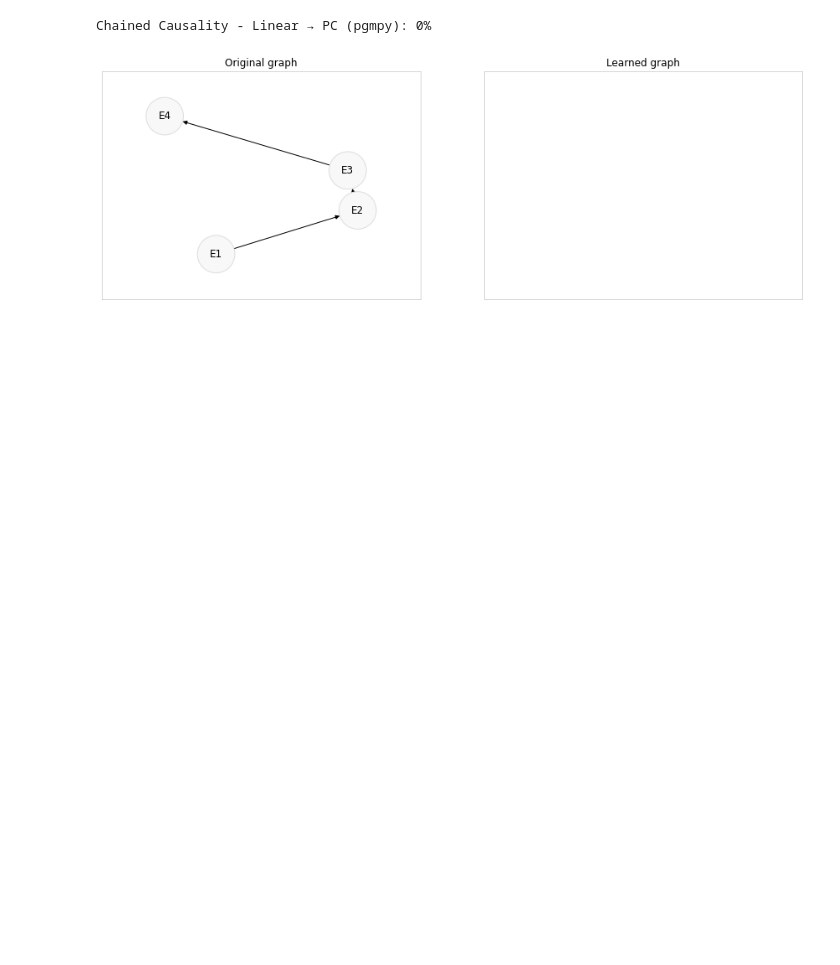
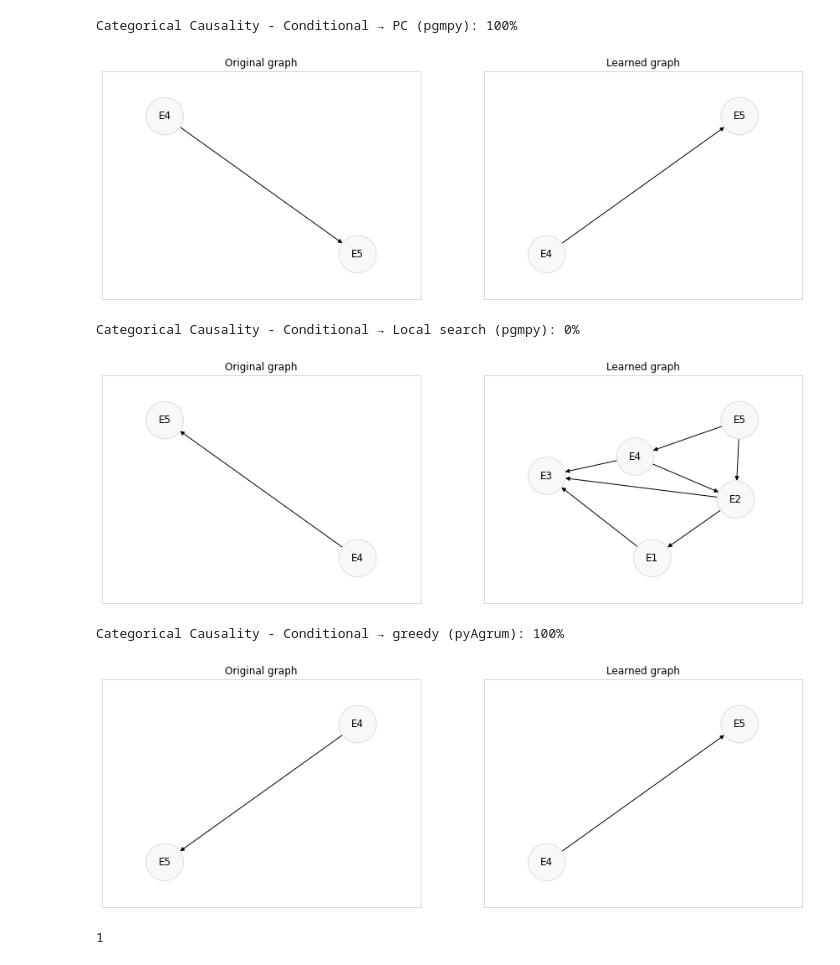
Before and after one commit to AdrienFelipe/Causal-discovery-Unit-testing, a Jupyter notebook: evaluate.ipynb, the cells around one changed output. Cells and saved outputs as stored; diff of their text form; code cells hidden in the pictures; blank space fills up the shorter version.

Commit message:
Direct Causality discrete case

```diff
--- a/evaluate.ipynb
+++ b/evaluate.ipynb
@@ -10,8 +10,13 @@ IPython.OutputArea.auto_scroll_threshold = 99999;
 # %%
 from discovery.EvaluateLearner import EvaluateLearner
 from ui.config import scripts, datasets
 
-EvaluateLearner.run(scripts, datasets, output=EvaluateLearner.GRAPH_OUTPUT)
+EvaluateLearner.run(scripts, datasets, output='graph')
 # %% [output]
-Chained Causality - Linear → PC (pgmpy): 0%
+Categorical Causality - Conditional → PC (pgmpy): 100%
-[figure, old version]
+[figure, new version]
+Categorical Causality - Conditional → Local search (pgmpy): 0%
+[figure, added]
+Categorical Causality - Conditional → greedy (pyAgrum): 100%
+[figure, added]
+1
```
Also changed, not shown: 3 other files.
